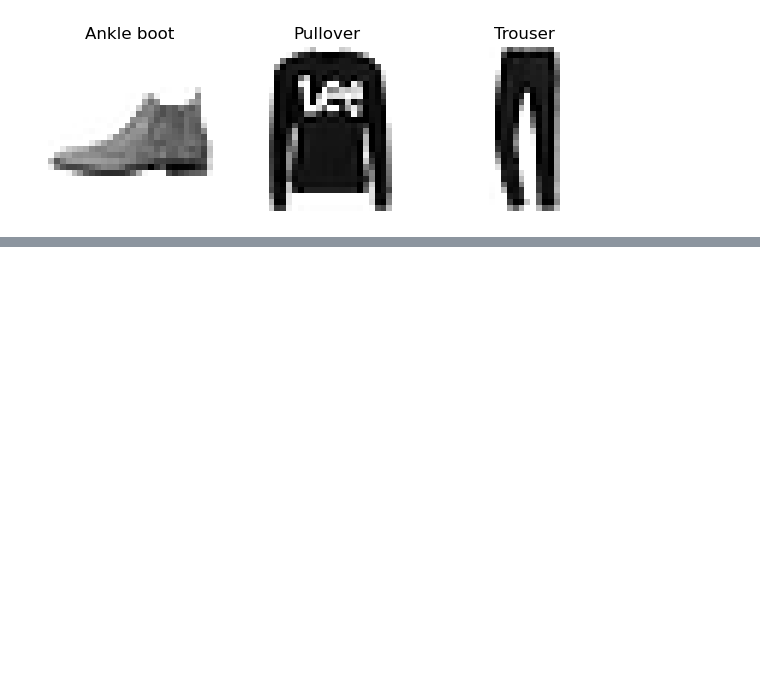
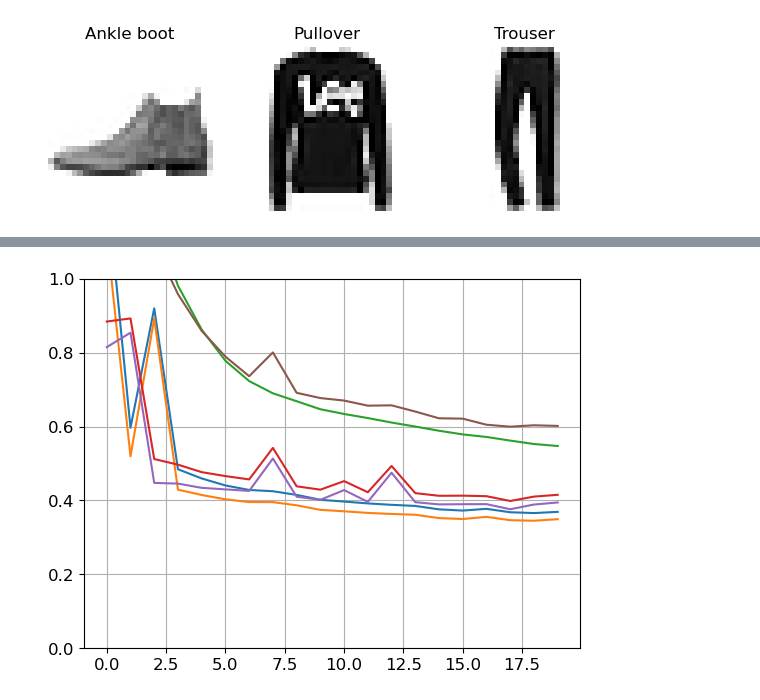
Before and after one commit to themanitou/ml, a Jupyter notebook: neural-networks/keras-nn.ipynb, the cells around one changed output, grey strips where cells are left out. Cells and saved outputs as stored; diff of their text form; code cells hidden in the pictures; blank space fills up the shorter version.

```diff
--- a/neural-networks/keras-nn.ipynb
+++ b/neural-networks/keras-nn.ipynb
@@ -290,0 +459,6 @@ plt.show()
+# %%
+output = keras.layers.Dense(1, name="main_output")(concat)
+aux_output = keras.layers.Dense(1, name="aux_output")(hidden2)
+model = keras.Model(inputs=[input_A, input_B], outputs=[output, aux_output])
+
+model.compile(loss=["mse", "mse"], loss_weights=[0.9, 0.1], optimizer="sgd")
@@ -290,0 +494,24 @@ plt.show()
+# %%
+# USING THE SUBCLASSING API TO BUILD DYNAMIC MODELS
+
+class WideAndDeepModel(keras.Model):
+    def __init__(self, units=30, activation="relu", **kwargs):
+        super().__init__(**kwargs)  # handles standard args (e.g., name)
+        self.hidden1 = keras.layers.Dense(units, activation=activation)
+        self.hidden2 = keras.layers.Dense(units, activation=activation)
+        self.main_output = keras.layers.Dense(1)
+        self.aux_output = keras.layers.Dense(1)
+
+    def call(self, inputs):
+        input_A, input_B = inputs
+        hidden1 = self.hidden1(input_B)
+        hidden2 = self.hidden2(hidden1)
+        concat = keras.layers.concatenate([input_A, hidden2])
+        main_output = self.main_output(concat)
+        aux_output = self.aux_output(hidden2)
+        return main_output, aux_output
+# %%
+model = WideAndDeepModel()
+model.compile(loss=["mse", "mse"], loss_weights=[0.9, 0.1], optimizer="sgd")
+history = model.fit([X_train_A, X_train_B], [y_train, y_train], epochs=20,
+                    validation_data=([X_valid_A, X_valid_B], [y_valid, y_valid]))
@@ -290,0 +544,7 @@ plt.show()
+# %%
+plt.plot(pd.DataFrame(history.history))
+plt.grid(True)
+plt.gca().set_ylim(0, 1)
+plt.show()
+# %% [output]
+[figure, added]
```
Also changed, not shown: parts of 36 cells of this notebook, 1 other file.
